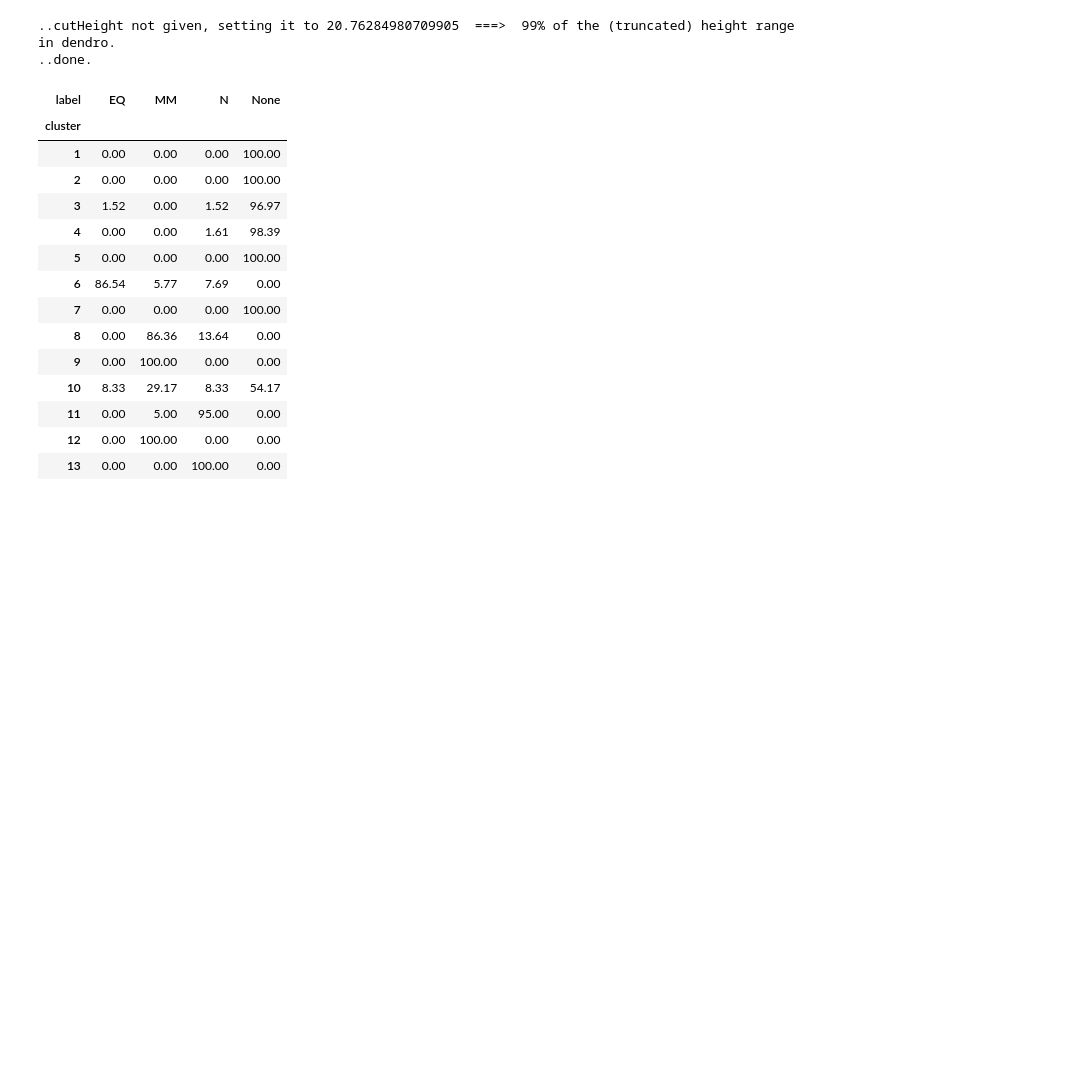
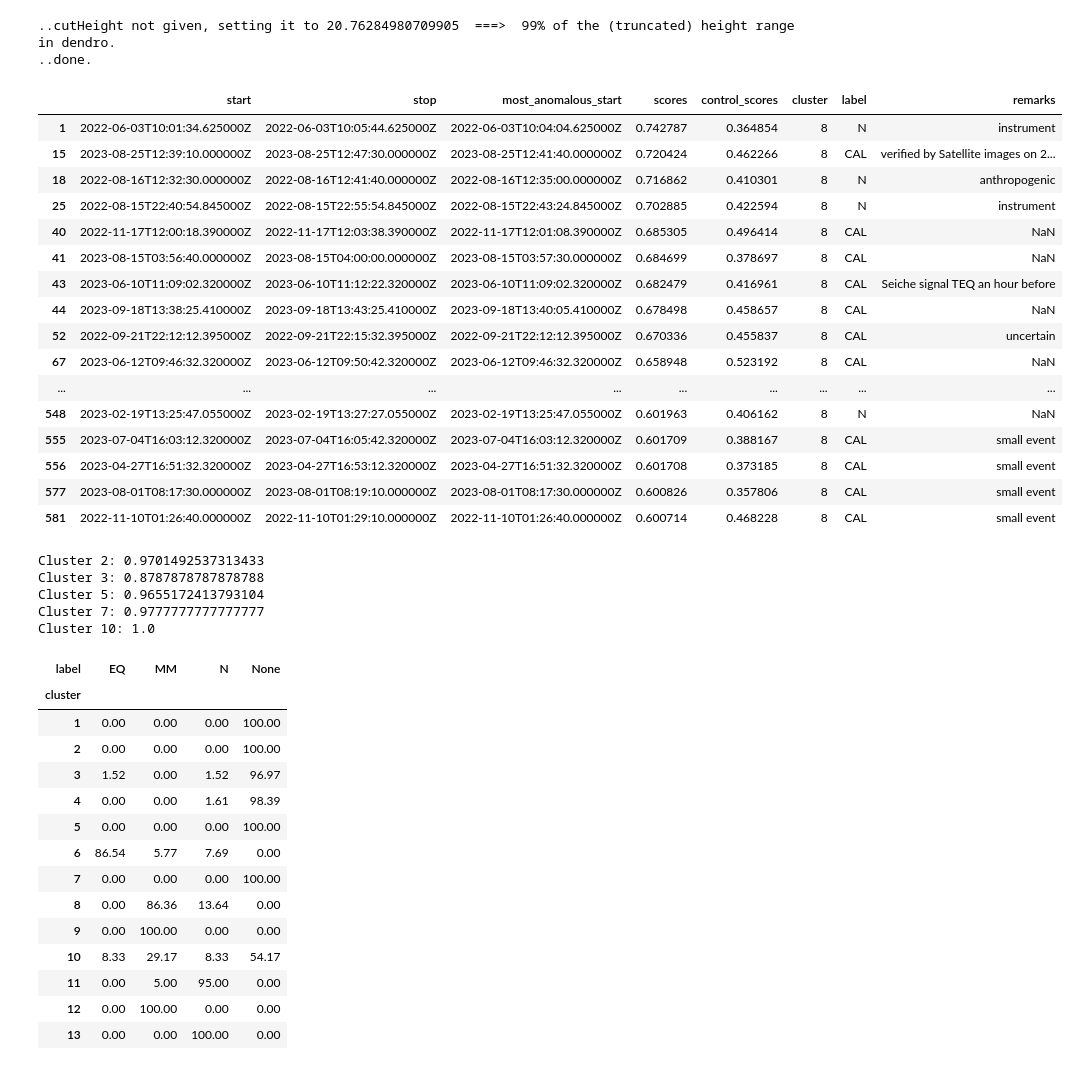
Before and after one commit to FKamper/seismic-isolation-forest, a Jupyter notebook: notebooks/plots.ipynb, the cells around one changed output. Drawn from its saved outputs; the diff is of its cells as text; code cells hidden in the pictures; blank space fills up the shorter version.

```diff
--- a/notebooks/plots.ipynb
+++ b/notebooks/plots.ipynb
@@ -1559,6 +1559,38 @@ segments.to_csv(f"../output/{network}/if/segments/{station}.csv")
 # %% [output]
 ..cutHeight not given, setting it to 20.76284980709905  ===>  99% of the (truncated) height range in dendro.
 ..done.
+# %%
+segments[segments["cluster"] == 8]
+# %% [output]
+|  | start | stop | most_anomalous_start | scores | control_scores | cluster | label | remarks |
+| 1 | 2022-06-03T10:01:34.625000Z | 2022-06-03T10:05:44.625000Z | 2022-06-03T10:04:04.625000Z | 0.742787 | 0.364854 | 8 | N | instrument |
+| 15 | 2023-08-25T12:39:10.000000Z | 2023-08-25T12:47:30.000000Z | 2023-08-25T12:41:40.000000Z | 0.720424 | 0.462266 | 8 | CAL | verified by Satellite images on 2... |
+| 18 | 2022-08-16T12:32:30.000000Z | 2022-08-16T12:41:40.000000Z | 2022-08-16T12:35:00.000000Z | 0.716862 | 0.410301 | 8 | N | anthropogenic |
+| 25 | 2022-08-15T22:40:54.845000Z | 2022-08-15T22:55:54.845000Z | 2022-08-15T22:43:24.845000Z | 0.702885 | 0.422594 | 8 | N | instrument |
+| 40 | 2022-11-17T12:00:18.390000Z | 2022-11-17T12:03:38.390000Z | 2022-11-17T12:01:08.390000Z | 0.685305 | 0.496414 | 8 | CAL | NaN |
+| 41 | 2023-08-15T03:56:40.000000Z | 2023-08-15T04:00:00.000000Z | 2023-08-15T03:57:30.000000Z | 0.684699 | 0.378697 | 8 | CAL | NaN |
+| 43 | 2023-06-10T11:09:02.320000Z | 2023-06-10T11:12:22.320000Z | 2023-06-10T11:09:02.320000Z | 0.682479 | 0.416961 | 8 | CAL | Seiche signal TEQ an hour before |
+| 44 | 2023-09-18T13:38:25.410000Z | 2023-09-18T13:43:25.410000Z | 2023-09-18T13:40:05.410000Z | 0.678498 | 0.458657 | 8 | CAL | NaN |
+| 52 | 2022-09-21T22:12:12.395000Z | 2022-09-21T22:15:32.395000Z | 2022-09-21T22:12:12.395000Z | 0.670336 | 0.455837 | 8 | CAL | uncertain |
+| 67 | 2023-06-12T09:46:32.320000Z | 2023-06-12T09:50:42.320000Z | 2023-06-12T09:46:32.320000Z | 0.658948 | 0.523192 | 8 | CAL | NaN |
+| ... | ... | ... | ... | ... | ... | ... | ... | ... |
+| 548 | 2023-02-19T13:25:47.055000Z | 2023-02-19T13:27:27.055000Z | 2023-02-19T13:25:47.055000Z | 0.601963 | 0.406162 | 8 | N | NaN |
+| 555 | 2023-07-04T16:03:12.320000Z | 2023-07-04T16:05:42.320000Z | 2023-07-04T16:03:12.320000Z | 0.601709 | 0.388167 | 8 | CAL | small event |
+| 556 | 2023-04-27T16:51:32.320000Z | 2023-04-27T16:53:12.320000Z | 2023-04-27T16:51:32.320000Z | 0.601708 | 0.373185 | 8 | CAL | small event |
+| 577 | 2023-08-01T08:17:30.000000Z | 2023-08-01T08:19:10.000000Z | 2023-08-01T08:17:30.000000Z | 0.600826 | 0.357806 | 8 | CAL | small event |
+| 581 | 2022-11-10T01:26:40.000000Z | 2022-11-10T01:29:10.000000Z | 2022-11-10T01:26:40.000000Z | 0.600714 | 0.468228 | 8 | CAL | small event |
+# %%
+for cl in [2, 3, 5, 7, 10]:
+    cluster = segments[segments["cluster"] == cl]
+    months = cluster["start"].apply(lambda t: t.month)
+    prop = ((months >= 9) | (months <= 1)).mean()
+    print(f"Cluster {cl}: {prop}")
+# %% [output]
+Cluster 2: 0.9701492537313433
+Cluster 3: 0.8787878787878788
+Cluster 5: 0.9655172413793104
+Cluster 7: 0.9777777777777777
+Cluster 10: 1.0
 # %%
 info = {}
 for cl in np.unique(clusters):
```
Also changed, not shown: 4 other files.
